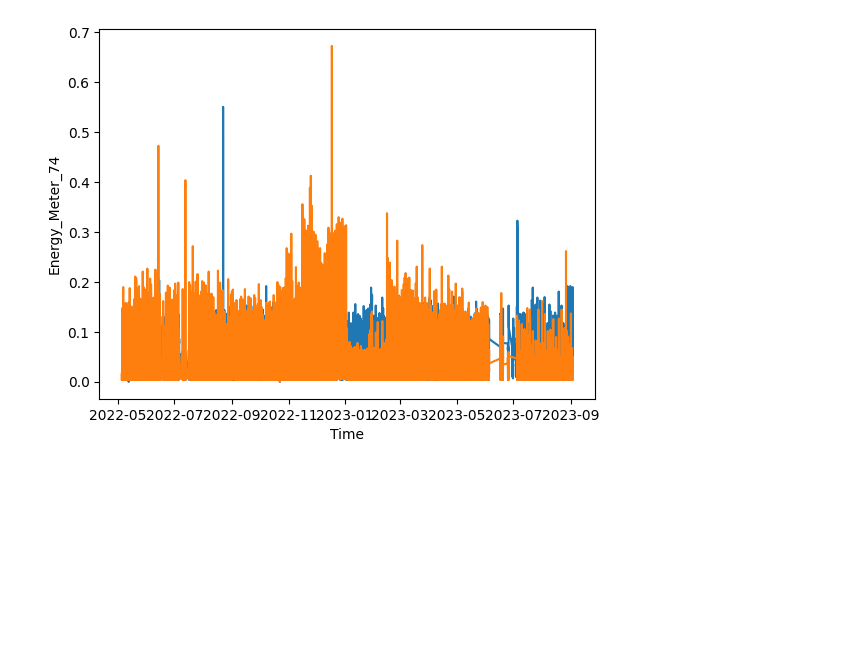
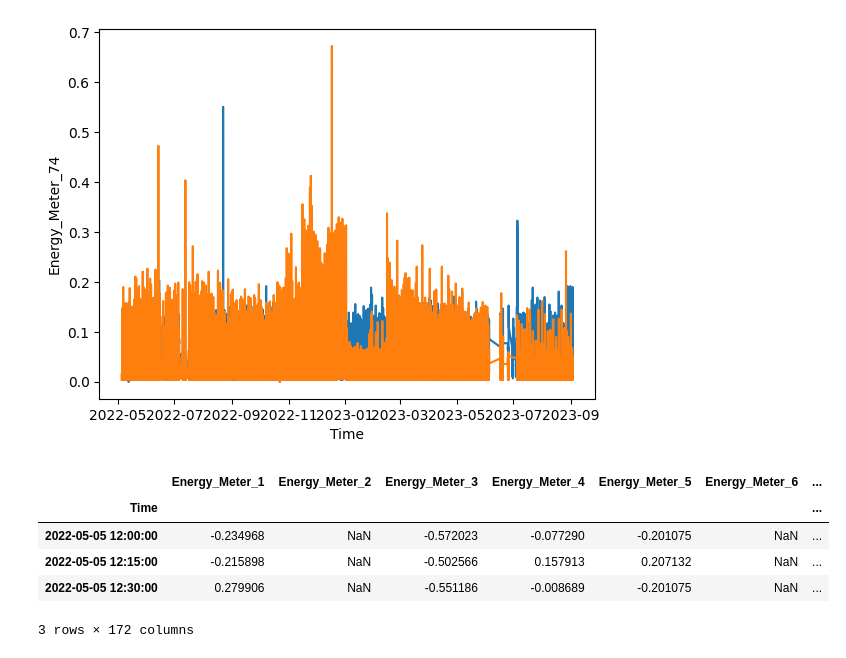
Before and after one commit to larrydinh/DataAnalysis_EnergyConsumption, a Jupyter notebook: energyconsumption.ipynb, the cells around one changed output. Drawn from its saved outputs; the diff is of its cells as text; code cells hidden in the pictures; blank space fills up the shorter version.

```diff
--- a/energyconsumption.ipynb
+++ b/energyconsumption.ipynb
@@ -291,0 +297,13 @@ sns.lineplot(raw_dataset["Energy_Meter_128"])
+# %%
+df_scaled = std_scaler.fit_transform(raw_dataset.to_numpy())
+df_scaled
+energy_df = pd.DataFrame(df_scaled, columns=raw_dataset.columns, index=raw_dataset.index)
+energy_df.head(3)
+# raw_dataset
+# %% [output]
+|  | Energy_Meter_1 | Energy_Meter_2 | Energy_Meter_3 | Energy_Meter_4 | Energy_Meter_5 | Energy_Meter_6 | ... |
+| Time |  |  |  |  |  |  | ... |
+| 2022-05-05 12:00:00 | -0.234968 | NaN | -0.572023 | -0.077290 | -0.201075 | NaN | ... |
+| 2022-05-05 12:15:00 | -0.215898 | NaN | -0.502566 | 0.157913 | 0.207132 | NaN | ... |
+| 2022-05-05 12:30:00 | 0.279906 | NaN | -0.551186 | -0.008689 | -0.201075 | NaN | ... |
+3 rows × 172 columns
```
Also changed, not shown: parts of 3 cells of this notebook.
